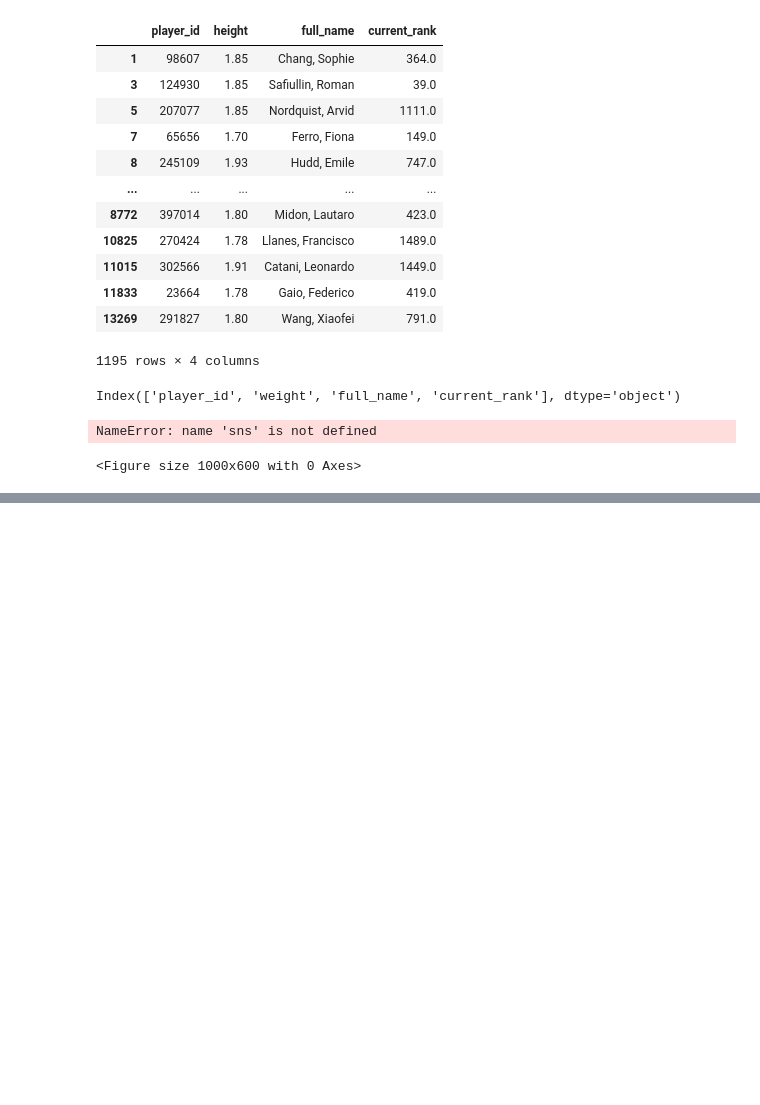
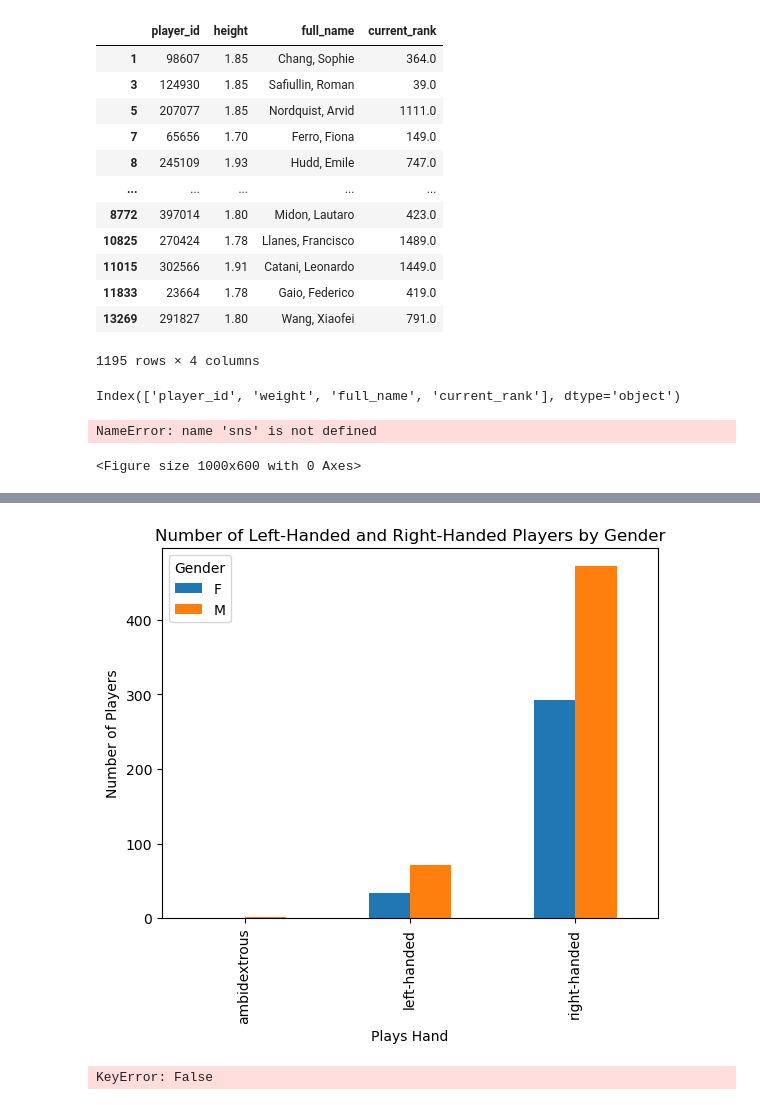
Before and after one commit to SobhanSalarian/TennisGame_Repository, a Jupyter notebook: notebooks/Untitled.ipynb, the cells around one changed output, grey strips where cells are left out. Drawn from its saved outputs; the diff is of its cells as text; code cells hidden in the pictures; blank space fills up the shorter version.

```diff
--- a/notebooks/Untitled.ipynb
+++ b/notebooks/Untitled.ipynb
@@ -246,0 +271,24 @@ NameError: name 'sns' is not defined
+# %%
+hand_gender_counts = allWinners.groupby(['plays', 'gender']).size().unstack(fill_value=0)
+
+# Plotting
+hand_gender_counts.plot(kind='bar', stacked=False)
+
+# Adding labels and title
+plt.xlabel('Plays Hand')
+plt.ylabel('Number of Players')
+plt.title('Number of Left-Handed and Right-Handed Players by Gender')
+plt.legend(title='Gender')
+
+# Display the plot
+plt.show()
+# %% [output]
+[figure, added]
+# %%
+allplayersInfo = pd.concat([MatchAwayTeamInfo[['match_id','player_id' ,'height', 'full_name' ,'current_rank' ]] ,MatchHomeTeamInfo[['match_id','player_id' ,'height', 'full_name' ,'current_rank' ]] ])
+allplayersInfo = allplayersInfo.drop_duplicates(subset=['full_name'])
+merged = pd.merge( allplayersInfo[['match_id' , 'full_name']], PeriodInfo ,  on='match_id')
+merged
+merged [merged['match_id' == '12303484']]
+# %% [output]
+KeyError: False
```
Also changed, not shown: parts of 1 cell of this notebook, 2 other files.
